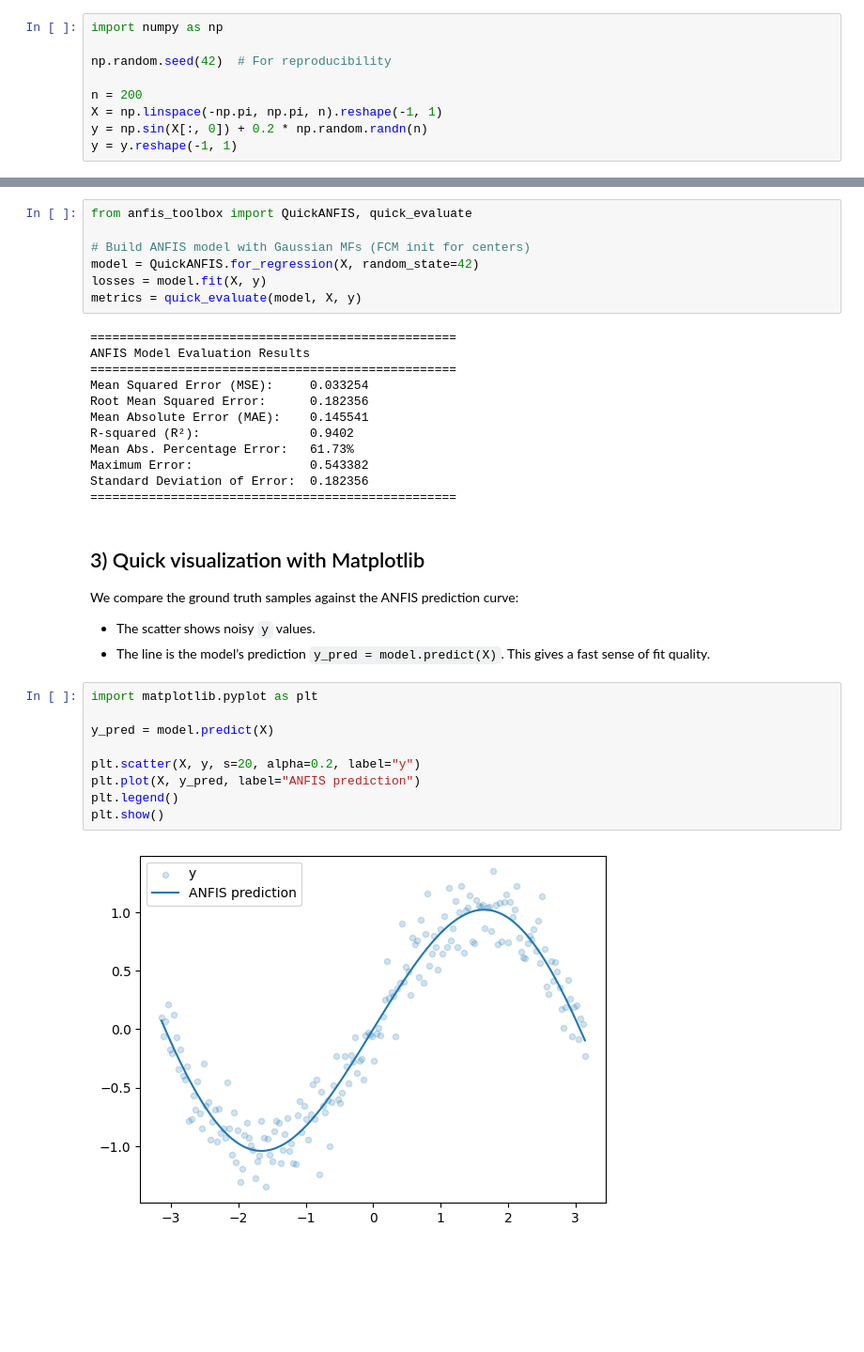
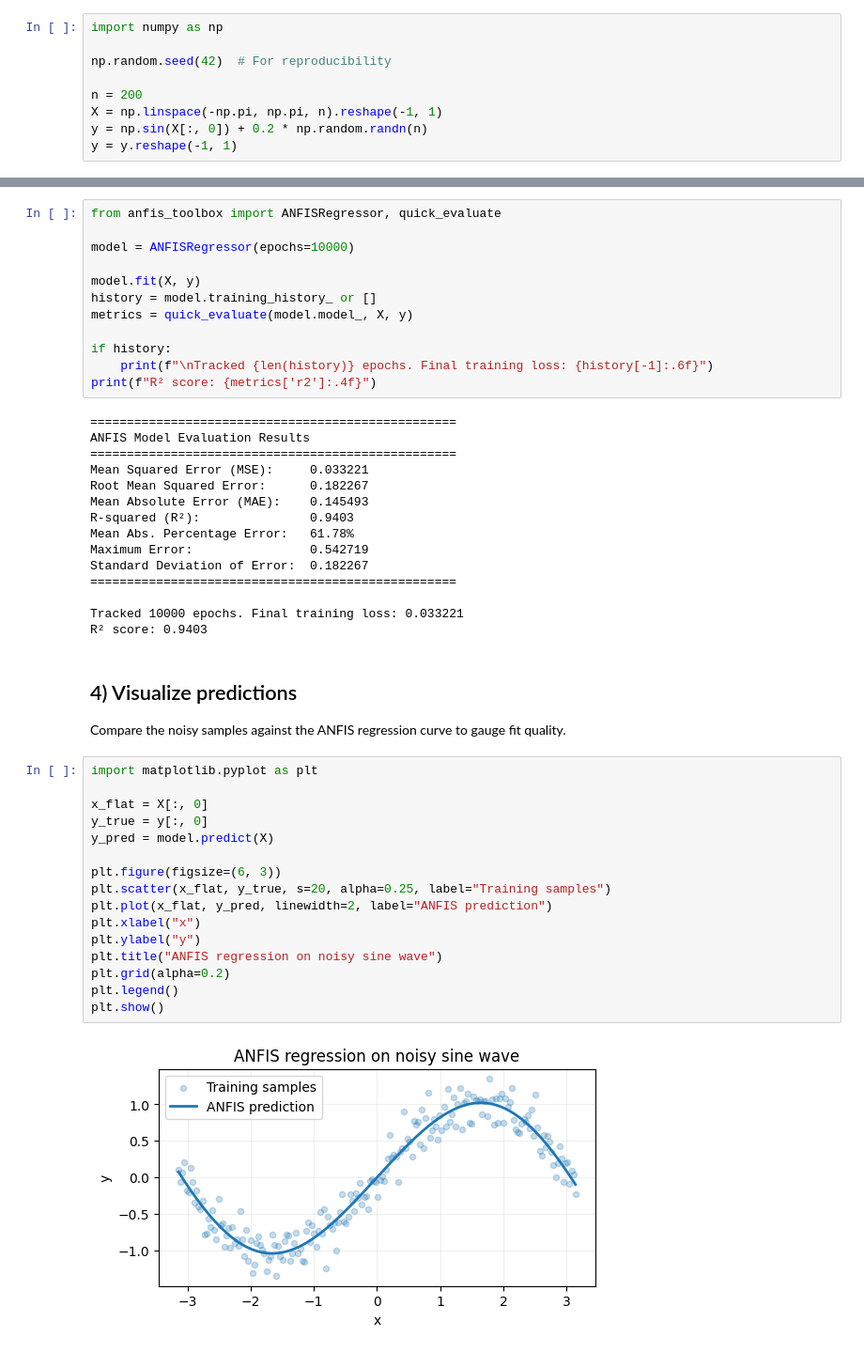
Before and after one commit to dcruzf/anfis-toolbox, a Jupyter notebook: docs/examples/basic_example.ipynb, the cells around one changed output, grey strips where cells are left out. Shown: that part at 94% size. Saved outputs shown, nothing was run; the diff lists cells and outputs as text; blank space fills up the shorter version.

Commit message:
fix: resolve issue with metrics

```diff
--- a/docs/examples/basic_example.ipynb
+++ b/docs/examples/basic_example.ipynb
@@ -25,36 +25,48 @@ We create a quick ANFIS model for regression using Gaussian membership functions
 # %%
-from anfis_toolbox import QuickANFIS, quick_evaluate
+from anfis_toolbox import ANFISRegressor, quick_evaluate
 
-# Build ANFIS model with Gaussian MFs (FCM init for centers)
-model = QuickANFIS.for_regression(X, random_state=42)
-losses = model.fit(X, y)
-metrics = quick_evaluate(model, X, y)
+model = ANFISRegressor(epochs=10000)
+
+model.fit(X, y)
+history = model.training_history_ or []
+metrics = quick_evaluate(model.model_, X, y)
+
+if history:
+    print(f"\nTracked {len(history)} epochs. Final training loss: {history[-1]:.6f}")
+print(f"R² score: {metrics['r2']:.4f}")
 # %% [output]
 ==================================================
 ANFIS Model Evaluation Results
 ==================================================
-Mean Squared Error (MSE):     0.033254
-Root Mean Squared Error:      0.182356
-Mean Absolute Error (MAE):    0.145541
-R-squared (R²):               0.9402
-Mean Abs. Percentage Error:   61.73%
-Maximum Error:                0.543382
-Standard Deviation of Error:  0.182356
+Mean Squared Error (MSE):     0.033221
+Root Mean Squared Error:      0.182267
+Mean Absolute Error (MAE):    0.145493
+R-squared (R²):               0.9403
+Mean Abs. Percentage Error:   61.78%
+Maximum Error:                0.542719
+Standard Deviation of Error:  0.182267
 ==================================================
+
+Tracked 10000 epochs. Final training loss: 0.033221
+R² score: 0.9403
 # %% [markdown]
-## 3) Quick visualization with Matplotlib
-We compare the ground truth samples against the ANFIS prediction curve:
-- The scatter shows noisy `y` values.
-- The line is the model’s prediction `y_pred = model.predict(X)`.
-This gives a fast sense of fit quality.
+## 4) Visualize predictions
+Compare the noisy samples against the ANFIS regression curve to gauge fit quality.
 # %%
 import matplotlib.pyplot as plt
 
+x_flat = X[:, 0]
+y_true = y[:, 0]
 y_pred = model.predict(X)
 
-plt.scatter(X, y, s=20, alpha=0.2, label="y")
-plt.plot(X, y_pred, label="ANFIS prediction")
+plt.figure(figsize=(6, 3))
+plt.scatter(x_flat, y_true, s=20, alpha=0.25, label="Training samples")
+plt.plot(x_flat, y_pred, linewidth=2, label="ANFIS prediction")
+plt.xlabel("x")
+plt.ylabel("y")
+plt.title("ANFIS regression on noisy sine wave")
+plt.grid(alpha=0.2)
 plt.legend()
 plt.show()
 # %% [output]
-[figure, old version]
+[figure, new version]
```
Also changed, not shown: parts of 2 cells of this notebook, 3 other files.
